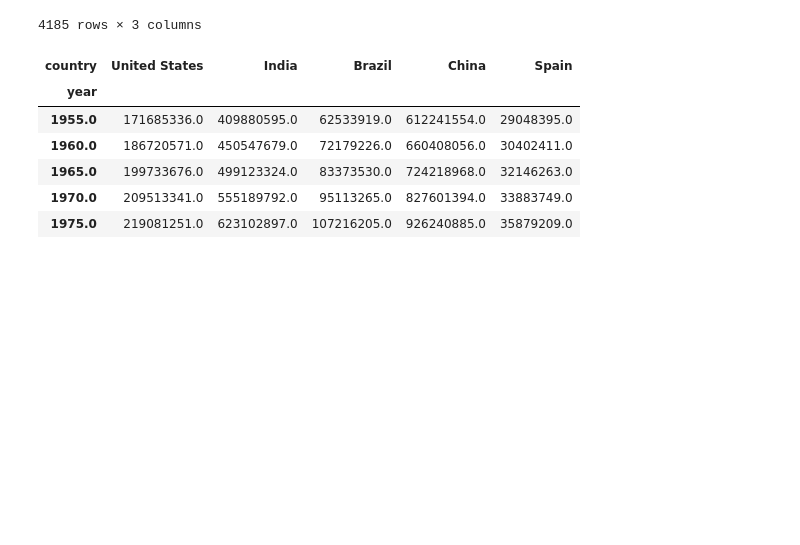
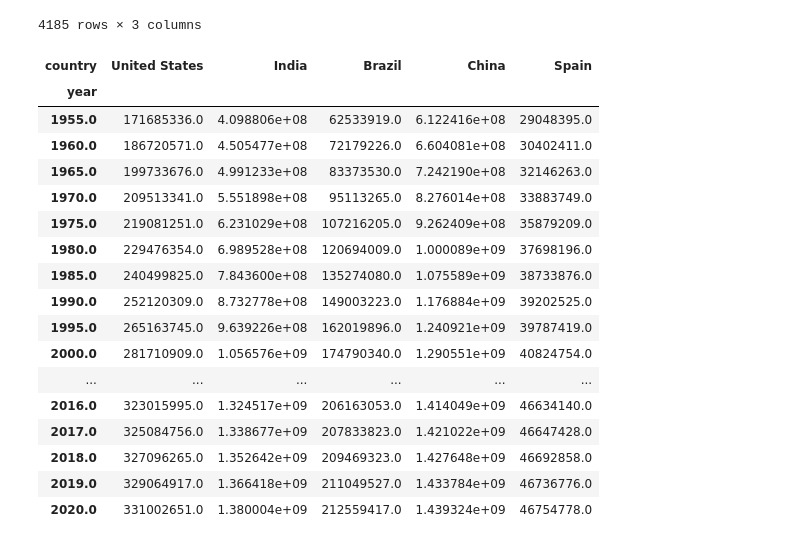
Before and after one commit to blu3-bird/Pandas-and-Numpy, a Jupyter notebook: data visualization/dataset overview and making pivot table.ipynb, the cells around one changed output. Cells and saved outputs as stored; diff of their text form; code cells hidden in the pictures; blank space fills up the shorter version.

```diff
--- a/data visualization/dataset overview and making pivot table.ipynb
+++ b/data visualization/dataset overview and making pivot table.ipynb
@@ -28,12 +28,24 @@ df_population = df_population_raw.pivot(
                 values='population'
 )
 # %%
-df_population[['United States','India','Brazil','China','Spain']].head()
+df_population = df_population[['United States','India','Brazil','China','Spain']]
+df_population
 # %% [output]
 | country | United States | India | Brazil | China | Spain |
 | year |  |  |  |  |  |
-| 1955.0 | 171685336.0 | 409880595.0 | 62533919.0 | 612241554.0 | 29048395.0 |
-| 1960.0 | 186720571.0 | 450547679.0 | 72179226.0 | 660408056.0 | 30402411.0 |
-| 1965.0 | 199733676.0 | 499123324.0 | 83373530.0 | 724218968.0 | 32146263.0 |
-| 1970.0 | 209513341.0 | 555189792.0 | 95113265.0 | 827601394.0 | 33883749.0 |
-| 1975.0 | 219081251.0 | 623102897.0 | 107216205.0 | 926240885.0 | 35879209.0 |
+| 1955.0 | 171685336.0 | 4.098806e+08 | 62533919.0 | 6.122416e+08 | 29048395.0 |
+| 1960.0 | 186720571.0 | 4.505477e+08 | 72179226.0 | 6.604081e+08 | 30402411.0 |
+| 1965.0 | 199733676.0 | 4.991233e+08 | 83373530.0 | 7.242190e+08 | 32146263.0 |
+| 1970.0 | 209513341.0 | 5.551898e+08 | 95113265.0 | 8.276014e+08 | 33883749.0 |
+| 1975.0 | 219081251.0 | 6.231029e+08 | 107216205.0 | 9.262409e+08 | 35879209.0 |
+| 1980.0 | 229476354.0 | 6.989528e+08 | 120694009.0 | 1.000089e+09 | 37698196.0 |
+| 1985.0 | 240499825.0 | 7.843600e+08 | 135274080.0 | 1.075589e+09 | 38733876.0 |
+| 1990.0 | 252120309.0 | 8.732778e+08 | 149003223.0 | 1.176884e+09 | 39202525.0 |
+| 1995.0 | 265163745.0 | 9.639226e+08 | 162019896.0 | 1.240921e+09 | 39787419.0 |
+| 2000.0 | 281710909.0 | 1.056576e+09 | 174790340.0 | 1.290551e+09 | 40824754.0 |
+| ... | ... | ... | ... | ... | ... |
+| 2016.0 | 323015995.0 | 1.324517e+09 | 206163053.0 | 1.414049e+09 | 46634140.0 |
+| 2017.0 | 325084756.0 | 1.338677e+09 | 207833823.0 | 1.421022e+09 | 46647428.0 |
+| 2018.0 | 327096265.0 | 1.352642e+09 | 209469323.0 | 1.427648e+09 | 46692858.0 |
+| 2019.0 | 329064917.0 | 1.366418e+09 | 211049527.0 | 1.433784e+09 | 46736776.0 |
+| 2020.0 | 331002651.0 | 1.380004e+09 | 212559417.0 | 1.439324e+09 | 46754778.0 |
```
Also changed, not shown: parts of 27 cells of this notebook.
